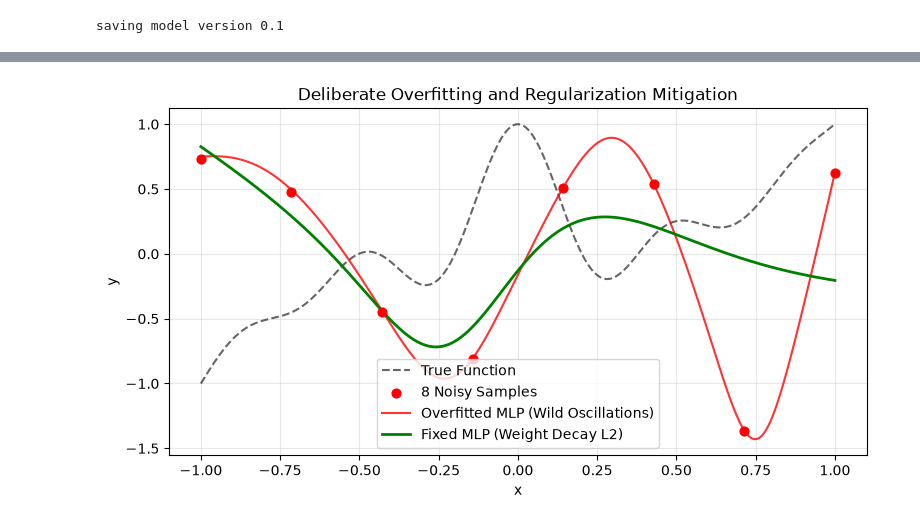
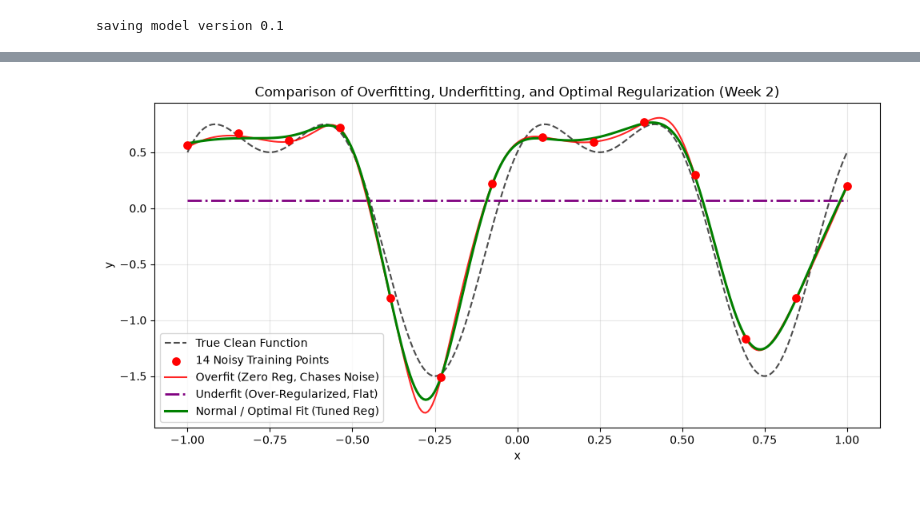
Before and after one commit to templatepiguzhu/plasma_kan_study, a Jupyter notebook: notebooks/02_nn_fundamentals.ipynb, the cells around one changed output, grey strips where cells are left out. Drawn from its saved outputs; the diff is of its cells as text; code cells hidden in the pictures; blank space fills up the shorter version.

Commit message:
Week 2: Add MLP training notebook and loss curves

```diff
--- a/notebooks/02_nn_fundamentals.ipynb
+++ b/notebooks/02_nn_fundamentals.ipynb
@@ -154,50 +170,74 @@ kan_model.plot(beta=100)
 # %%
-# =========================================================
-# 2. Overfitting vs. Regularization Demonstration (Week 2)
-# =========================================================
+def true_fn(x):
+    return torch.sin(2 * np.pi * x) + 0.5 * torch.cos(4 * np.pi * x)
 
-# Subsample only 8 noisy training points to force overfitting
-x_small = torch.linspace(-1, 1, 8).unsqueeze(1).to(device)
-y_small = (torch.sin(2*np.pi*x_small) + 0.5*torch.cos(4*np.pi*x_small) + 0.15*torch.randn_like(x_small)).to(device)
+# Dense evaluation grid
+x_eval_t = torch.linspace(-1, 1, 300).unsqueeze(1).to(device)
+y_true_eval = true_fn(x_eval_t).cpu().numpy()
 
-# --- Model A: Overfitted Network (High capacity, no regularization) ---
+# 2. 14 Noisy Training Points
+#randn like generates zero mean gaussian noiseN0,1 simulate experiment inaccuracies
+torch.manual_seed(42)
+x_sparse = torch.linspace(-1, 1, 14).unsqueeze(1).to(device)
+y_noisy = (true_fn(x_sparse) + 0.18 * torch.randn_like(x_sparse)).to(device)
+
+#  Model A: Overfitted (128 units, weight_decay = 0)
 overfit_model = BaselineMLP(hidden_dim=128).to(device)
-opt_overfit = torch.optim.Adam(overfit_model.parameters(), lr=0.01)
+opt_overfit = torch.optim.Adam(overfit_model.parameters(), lr=0.01, weight_decay=0.0)
 
-for _ in range(2500):
+for _ in range(3000):
+    #///////
     opt_overfit.zero_grad()
-    loss = criterion(overfit_model(x_small), y_small)
+    loss = criterion(overfit_model(x_sparse), y_noisy)
     loss.backward()
     opt_overfit.step()
+#////////
+# Model B: Underfitted (128 units, excessive weight_decay = 0.05)
+underfit_model = BaselineMLP(hidden_dim=128).to(device)
+opt_underfit = torch.optim.Adam(underfit_model.parameters(), lr=0.01, weight_decay=5e-2)
 
-# --- Model B: Fixed / Regularized Network (Weight decay L2 regularization) ---
-fixed_model = BaselineMLP(hidden_dim=128).to(device)
-opt_fixed = torch.optim.Adam(fixed_model.parameters(), lr=0.01, weight_decay=1e-2)
+for _ in range(3000):
+    #/////////
+    opt_underfit.zero_grad()
+    loss = criterion(underfit_model(x_sparse), y_noisy)
+    loss.backward()
+    opt_underfit.step()
+#///////
+# Model C: Optimal / Normal Fit (128 units, tuned weight_decay = 1e-4)
+normal_model = BaselineMLP(hidden_dim=128).to(device)
+opt_normal = torch.optim.Adam(normal_model.parameters(), lr=0.01, weight_decay=1e-4)
 
-for _ in range(2500):
-    opt_fixed.zero_grad()
-    loss = criterion(fixed_model(x_small), y_small)
+for _ in range(3000):
+    #/////////
+    opt_normal.zero_grad()
+    loss = criterion(normal_model(x_sparse), y_noisy)
     loss.backward()
-    opt_fixed.step()
+    opt_normal.step()
+#//////////
+# Evaluate all three models on dense grid
+#//////
+overfit_model.eval()
+underfit_model.eval()
+normal_model.eval()
+with torch.no_grad():
+    y_pred_overfit = overfit_model(x_eval_t).cpu().numpy()
+    y_pred_underfit = underfit_model(x_eval_t).cpu().numpy()
+    y_pred_normal = normal_model(x_eval_t).cpu().numpy()
+#////////
+# Plot all three regimes together
+plt.figure(figsize=(10, 5))
+plt.plot(x_eval_t.cpu().numpy(), y_true_eval, "k--", label="True Clean Function", linewidth=1.5, alpha=0.7)
+plt.scatter(x_sparse.cpu().numpy(), y_noisy.cpu().numpy(), color="red", s=45, zorder=5, label="14 Noisy Training Points")
+plt.plot(x_eval_t.cpu().numpy(), y_pred_overfit, "r-", label="Overfit (Zero Reg, Chases Noise)", alpha=0.85)
+plt.plot(x_eval_t.cpu().numpy(), y_pred_underfit, color="purple", linestyle="-.", label="Underfit (Over-Regularized, Flat)", linewidth=2.0)
+plt.plot(x_eval_t.cpu().numpy(), y_pred_normal, "g-", label="Normal / Optimal Fit (Tuned Reg)", linewidth=2.2)
 
-# Evaluate both on dense test grid
-overfit_model.eval()
-fixed_model.eval()
-with torch.no_grad():
-    y_pred_overfit = overfit_model(x_test).cpu().numpy()
-    y_pred_fixed = fixed_model(x_test).cpu().numpy()
-
-# Plot the comparison
-plt.figure(figsize=(9, 4.5))
-plt.plot(x_eval, y_true, "k--", label="True Function", alpha=0.6)
-plt.scatter(x_small.cpu().numpy(), y_small.cpu().numpy(), color="red", s=40, zorder=5, label="8 Noisy Samples")
-plt.plot(x_eval, y_pred_overfit, "r-", label="Overfitted MLP (Wild Oscillations)", alpha=0.8)
-plt.plot(x_eval, y_pred_fixed, "g-", label="Fixed MLP (Weight Decay L2)", linewidth=2)
-plt.title("Deliberate Overfitting and Regularization Mitigation")
+plt.title("Comparison of Overfitting, Underfitting, and Optimal Regularization")
 plt.xlabel("x")
 plt.ylabel("y")
 plt.legend()
 plt.grid(True, alpha=0.3)
+plt.tight_layout()
 plt.show()
 # %% [output]
-[figure, old version]
+[figure, new version]
```
Also changed, not shown: parts of 8 cells of this notebook, 17 other files.
